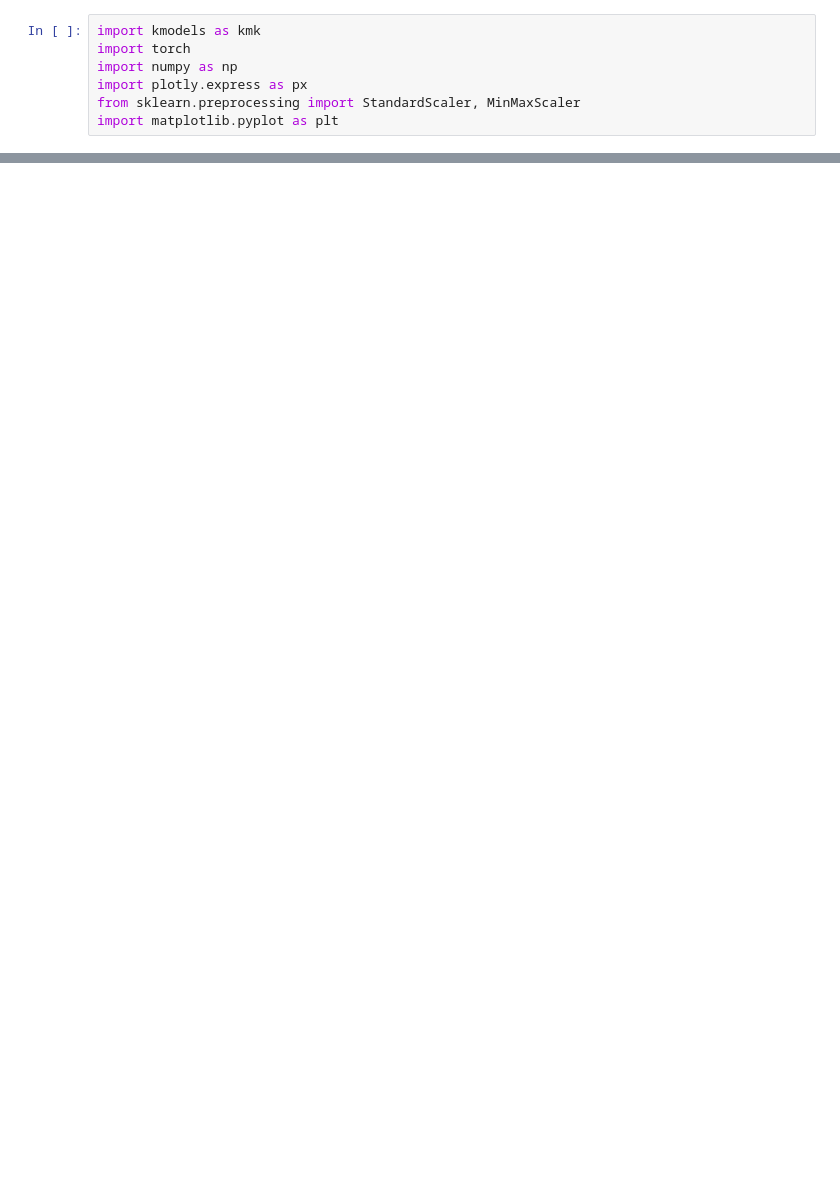
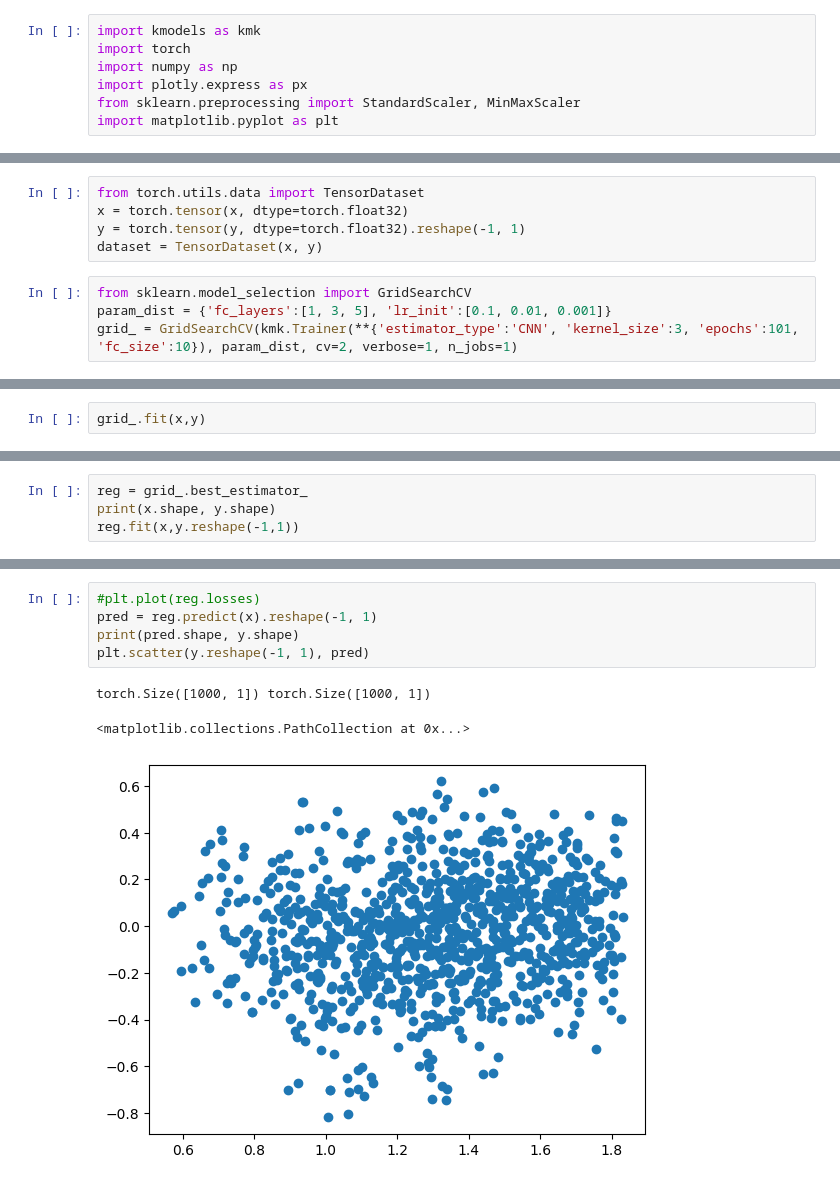
Before and after one commit to ericfonseca95/kmk, a Jupyter notebook: notebooks/model_test.ipynb, the cells around one changed output, grey strips where cells are left out. Drawn from its saved outputs; the diff is of its cells as text; blank space fills up the shorter version.

```diff
--- a/notebooks/model_test.ipynb
+++ b/notebooks/model_test.ipynb
@@ -240,0 +49,9 @@ You can try to debug the error by setting error_score='raise'.
+# %%
+from torch.utils.data import TensorDataset
+x = torch.tensor(x, dtype=torch.float32)
+y = torch.tensor(y, dtype=torch.float32).reshape(-1, 1)
+dataset = TensorDataset(x, y)
+# %%
+from sklearn.model_selection import GridSearchCV
+param_dist = {'fc_layers':[1, 3, 5], 'lr_init':[0.1, 0.01, 0.001]}
+grid_ = GridSearchCV(kmk.Trainer(**{'estimator_type':'CNN', 'kernel_size':3, 'epochs':101, 'fc_size':10}), param_dist, cv=2, verbose=1, n_jobs=1)
@@ -240,0 +75,2 @@ You can try to debug the error by setting error_score='raise'.
+# %%
+grid_.fit(x,y)
@@ -240,0 +96,4 @@ You can try to debug the error by setting error_score='raise'.
+# %%
+reg = grid_.best_estimator_
+print(x.shape, y.shape)
+reg.fit(x,y.reshape(-1,1))
@@ -240,0 +146,9 @@ You can try to debug the error by setting error_score='raise'.
+# %%
+#plt.plot(reg.losses)
+pred = reg.predict(x).reshape(-1, 1)
+print(pred.shape, y.shape)
+plt.scatter(y.reshape(-1, 1), pred)
+# %% [output]
+torch.Size([1000, 1]) torch.Size([1000, 1])
+<matplotlib.collections.PathCollection at 0x...>
+[figure, added]
```
Also changed, not shown: parts of 31 cells of this notebook, 6 other files.
